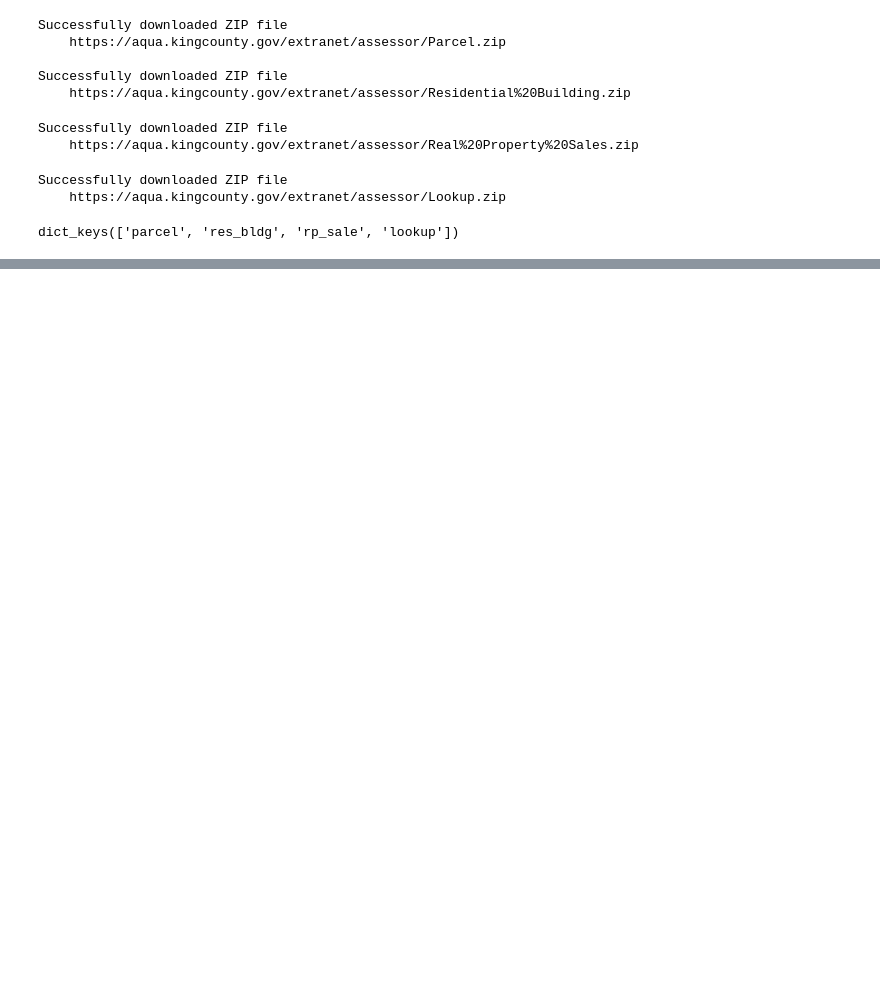
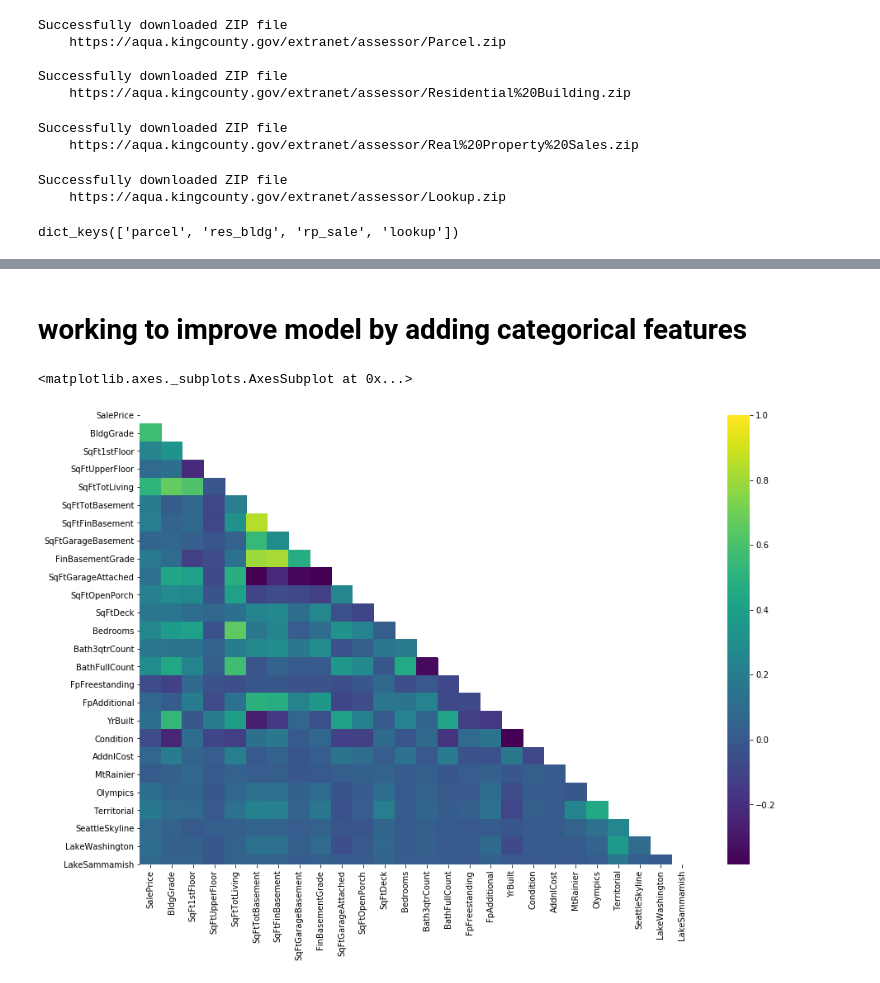
Before and after one commit to Jaccomando/phase_2_project_chicago-sf-seattle-ds-082420, a Jupyter notebook: exploratory/matt_model_testing.ipynb, the cells around one changed output, grey strips where cells are left out. Drawn from its saved outputs; the diff is of its cells as text; code cells hidden in the pictures; blank space fills up the shorter version.

Commit message:
continued work on model exploration, added functions that auto produce models and heatmaps

```diff
--- a/exploratory/matt_model_testing.ipynb
+++ b/exploratory/matt_model_testing.ipynb
@@ -112,9 +116,7 @@ scaled_ords
 # %%
 lr_rfe = LinearRegression()
 select = RFE(lr_rfe, n_features_to_select=20)
-select = select.fit(X = scaled_ords.drop('SalePrice', axis=1), y = target)
-predictors = scaled_ords[scaled_ords.columns[[True] + list(select.support_) ]]
-predictors['SalePrice'] = target.values
-predictors = predictors.drop('SqFt1stFloor', axis= 1)
+select = select.fit(X = scaled_ords.drop('SalePrice', axis=1), y = scaled_ords['SalePrice'])
+predictors = ordinal_features[scaled_ords.columns[[True] + list(select.support_) ]]
 predictors
 # %% [output]
@@ -249,0 +195,2 @@ Warnings:
+# %% [markdown]
+# working to improve model by adding categorical features
@@ -249,0 +199,5 @@ Warnings:
+# %%
+make_heatmap(predictors)
+# %% [output]
+<matplotlib.axes._subplots.AxesSubplot at 0x...>
+[figure, added]
```
Also changed, not shown: parts of 26 cells of this notebook, 2 other files.
